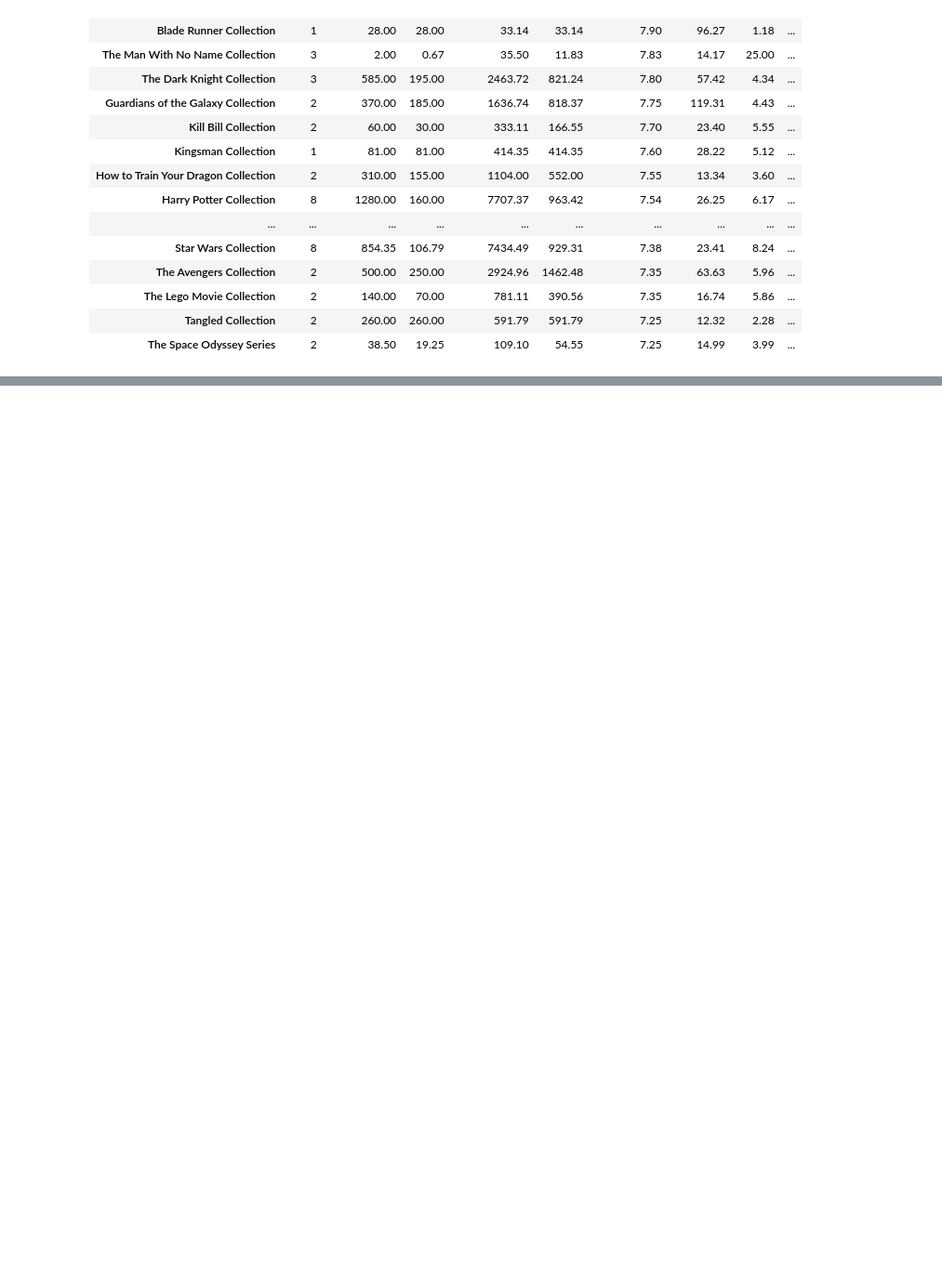
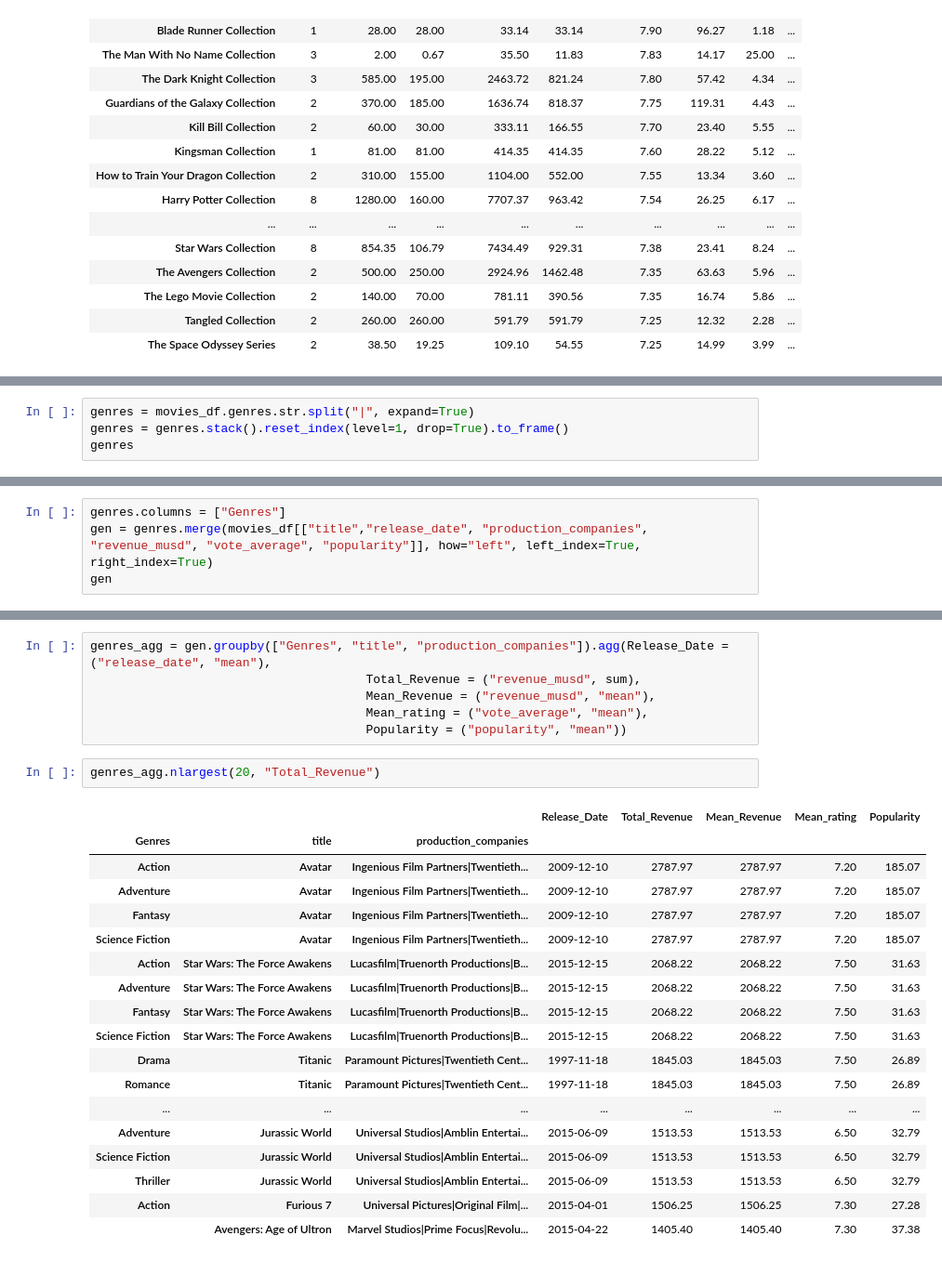
Before and after one commit to ChOfficre/Movies_Dataset, a Jupyter notebook: notebook.ipynb, the cells around one changed output, grey strips where cells are left out. Shown at 93% size. Saved outputs shown, nothing was run; the diff lists cells and outputs as text; blank space fills up the shorter version.

```diff
--- a/notebook.ipynb
+++ b/notebook.ipynb
@@ -646,0 +913,4 @@ franchise[franchise[("vote_count", "mean")] > 1000].nlargest(20, ("vote_average"
+# %%
+genres = movies_df.genres.str.split("|", expand=True)
+genres = genres.stack().reset_index(level=1, drop=True).to_frame()
+genres
@@ -646,0 +932,4 @@ franchise[franchise[("vote_count", "mean")] > 1000].nlargest(20, ("vote_average"
+# %%
+genres.columns = ["Genres"]
+gen = genres.merge(movies_df[["title","release_date", "production_companies", "revenue_musd", "vote_average", "popularity"]], how="left", left_index=True, right_index=True)
+gen
@@ -646,0 +960,27 @@ franchise[franchise[("vote_count", "mean")] > 1000].nlargest(20, ("vote_average"
+# %%
+genres_agg = gen.groupby(["Genres", "title", "production_companies"]).agg(Release_Date = ("release_date", "mean"),
+                                      Total_Revenue = ("revenue_musd", sum),
+                                      Mean_Revenue = ("revenue_musd", "mean"),
+                                      Mean_rating = ("vote_average", "mean"),
+                                      Popularity = ("popularity", "mean"))
+# %%
+genres_agg.nlargest(20, "Total_Revenue")
+# %% [output]
+|  |  |  | Release_Date | Total_Revenue | Mean_Revenue | Mean_rating | Popularity |
+| Genres | title | production_companies |  |  |  |  |  |
+| Action | Avatar | Ingenious Film Partners|Twentieth... | 2009-12-10 | 2787.97 | 2787.97 | 7.20 | 185.07 |
+| Adventure | Avatar | Ingenious Film Partners|Twentieth... | 2009-12-10 | 2787.97 | 2787.97 | 7.20 | 185.07 |
+| Fantasy | Avatar | Ingenious Film Partners|Twentieth... | 2009-12-10 | 2787.97 | 2787.97 | 7.20 | 185.07 |
+| Science Fiction | Avatar | Ingenious Film Partners|Twentieth... | 2009-12-10 | 2787.97 | 2787.97 | 7.20 | 185.07 |
+| Action | Star Wars: The Force Awakens | Lucasfilm|Truenorth Productions|B... | 2015-12-15 | 2068.22 | 2068.22 | 7.50 | 31.63 |
+| Adventure | Star Wars: The Force Awakens | Lucasfilm|Truenorth Productions|B... | 2015-12-15 | 2068.22 | 2068.22 | 7.50 | 31.63 |
+| Fantasy | Star Wars: The Force Awakens | Lucasfilm|Truenorth Productions|B... | 2015-12-15 | 2068.22 | 2068.22 | 7.50 | 31.63 |
+| Science Fiction | Star Wars: The Force Awakens | Lucasfilm|Truenorth Productions|B... | 2015-12-15 | 2068.22 | 2068.22 | 7.50 | 31.63 |
+| Drama | Titanic | Paramount Pictures|Twentieth Cent... | 1997-11-18 | 1845.03 | 1845.03 | 7.50 | 26.89 |
+| Romance | Titanic | Paramount Pictures|Twentieth Cent... | 1997-11-18 | 1845.03 | 1845.03 | 7.50 | 26.89 |
+| ... | ... | ... | ... | ... | ... | ... | ... |
+| Adventure | Jurassic World | Universal Studios|Amblin Entertai... | 2015-06-09 | 1513.53 | 1513.53 | 6.50 | 32.79 |
+| Science Fiction | Jurassic World | Universal Studios|Amblin Entertai... | 2015-06-09 | 1513.53 | 1513.53 | 6.50 | 32.79 |
+| Thriller | Jurassic World | Universal Studios|Amblin Entertai... | 2015-06-09 | 1513.53 | 1513.53 | 6.50 | 32.79 |
+| Action | Furious 7 | Universal Pictures|Original Film|... | 2015-04-01 | 1506.25 | 1506.25 | 7.30 | 27.28 |
+|  | Avengers: Age of Ultron | Marvel Studios|Prime Focus|Revolu... | 2015-04-22 | 1405.40 | 1405.40 | 7.30 | 37.38 |
```
Also changed, not shown: parts of 37 cells of this notebook.
